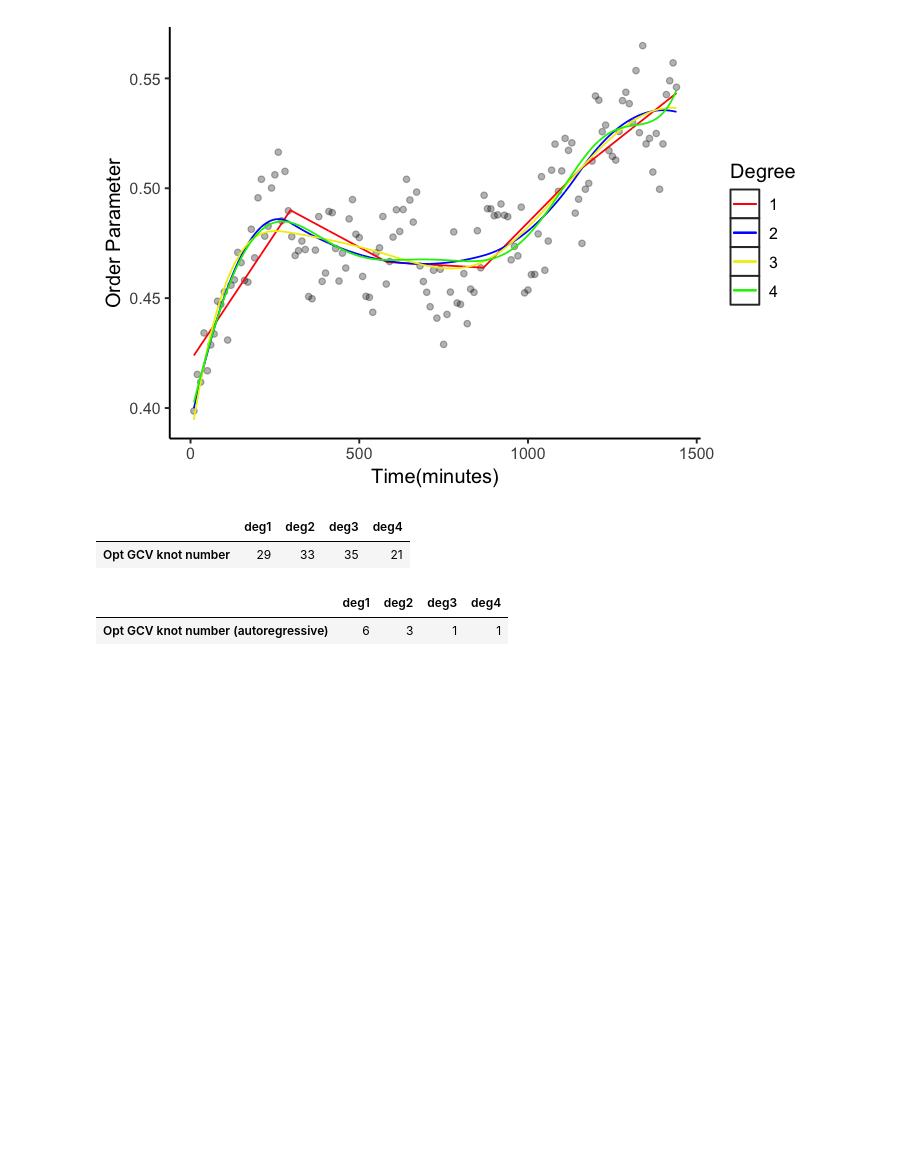
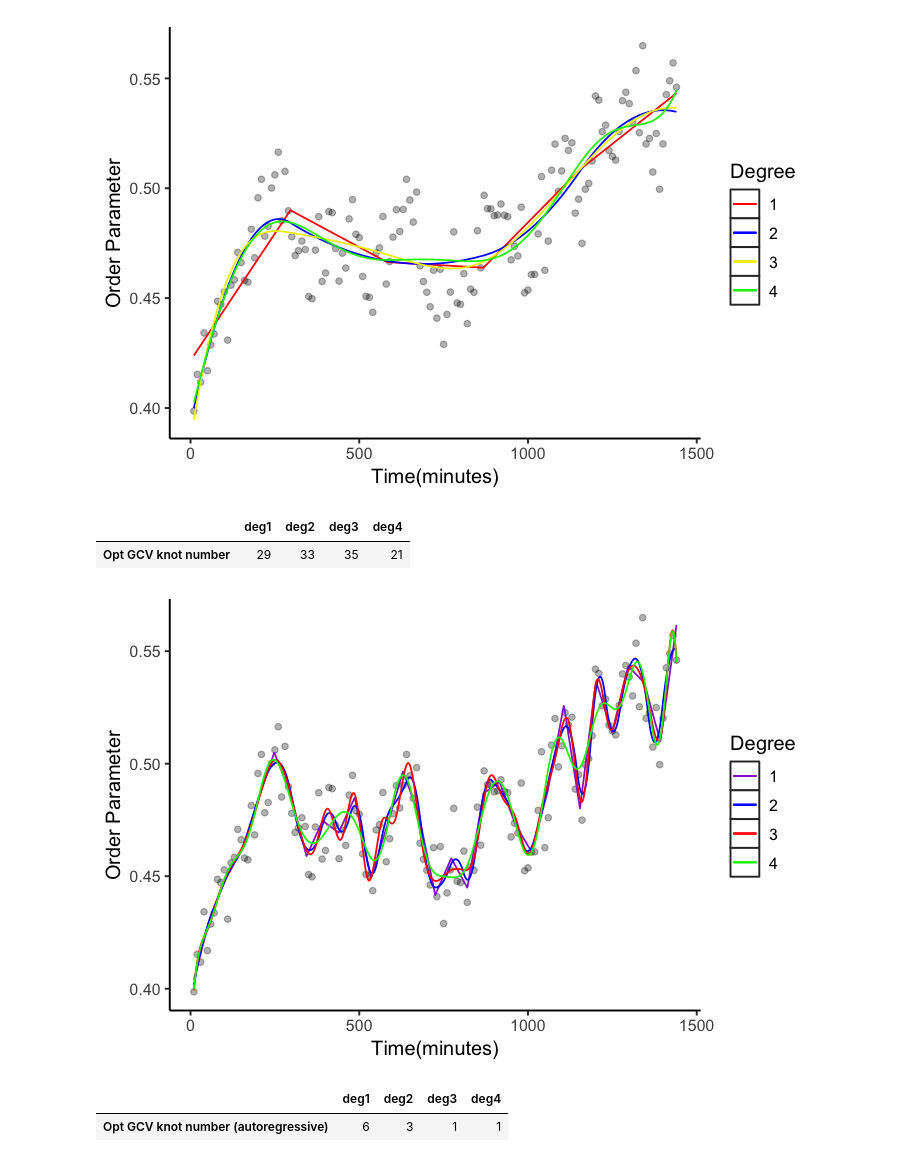
Before and after one commit to aqibrahimbt/StochasticLabCourse2, a Jupyter notebook: Exercise8.ipynb, the cells around one changed output. Saved outputs shown, nothing was run; the diff lists cells and outputs as text; code cells hidden in the pictures; blank space fills up the shorter version.

```diff
--- a/Exercise8.ipynb
+++ b/Exercise8.ipynb
@@ -175,17 +175,19 @@ df12 <- data.frame(x = Time, y = f_fit_GCV4(Time))
 | Opt GCV knot number | 29 | 33 | 35 | 21 |
 # %%
 #plot
-plot3<- ggplot(data = data.frame(x = X, y = Y), aes(x = x, y = y)) +
+ggplot(data = data.frame(x = X, y = Y), aes(x = x, y = y)) +
   geom_point(alpha = 0.3) +
   geom_line(data = df9, aes(color = "1")) +
   geom_line(data = df10, aes(color = "2")) +
   geom_line(data = df11, aes(color = "3")) +
   geom_line(data = df12, aes(color = "4")) +
   scale_colour_manual(name = "Degree",  values = c("darkorchid", "blue", "red", "green2")) +
   xlab("Time(minutes)") +
   ylab("Order Parameter") +
   theme_classic(base_size = 12) + #font size
   theme(legend.key = element_rect(fill = "white", colour = "gray19"))  #legend keys editing
+# %% [output]
+[figure, added]
 # %%
 #Question(c)
 
```
Also changed, not shown: 16 other files.
